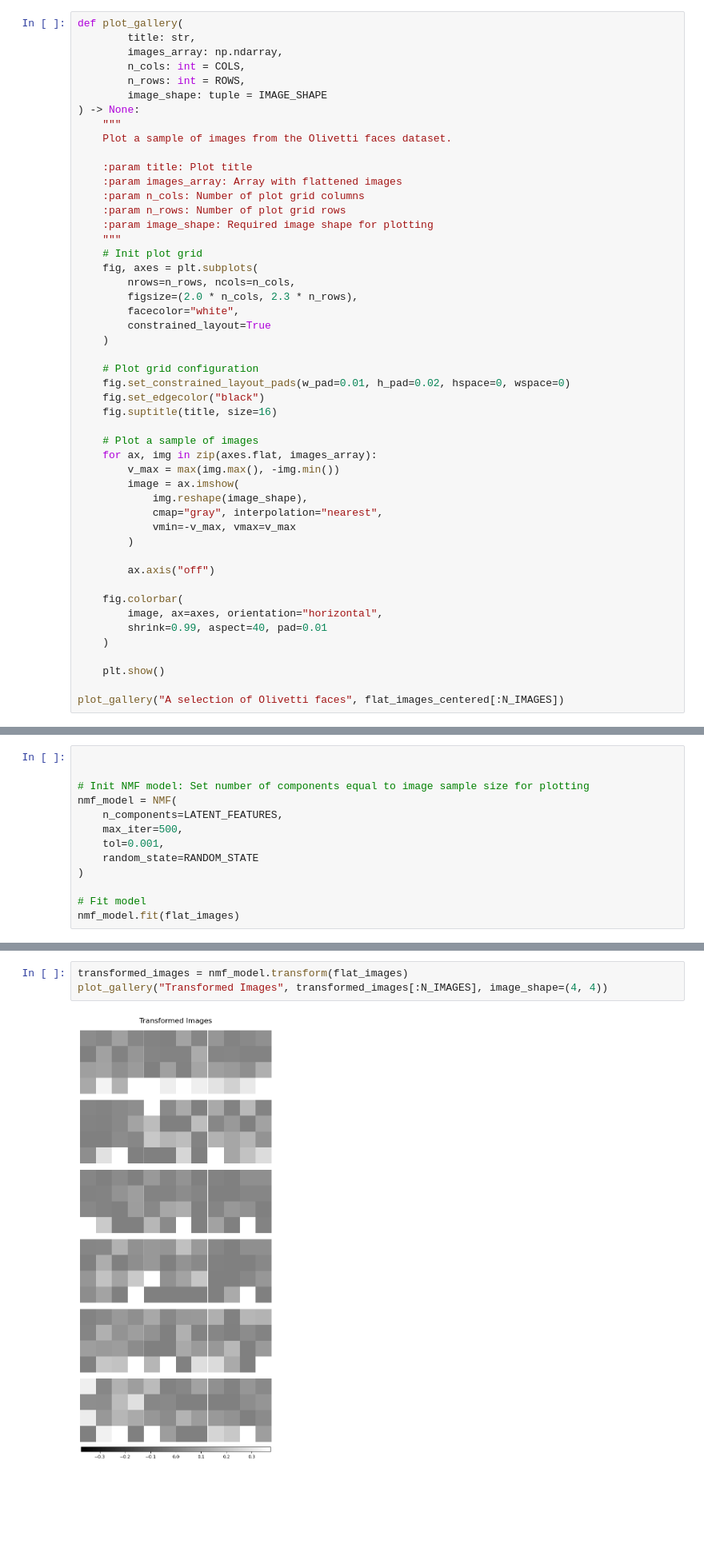
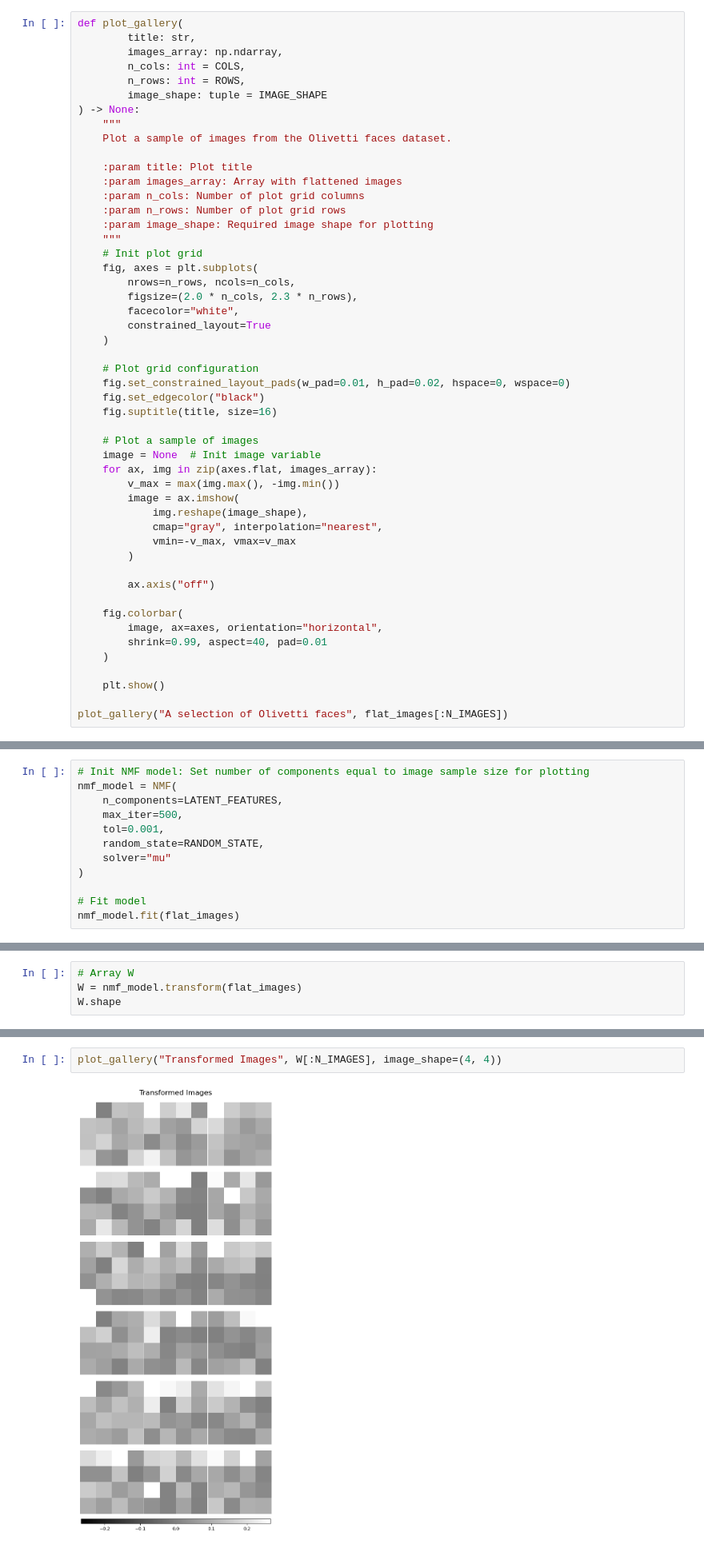
Before and after one commit to ale66/learn-datascience, a Jupyter notebook: week-7/nmf-lab/nmf-lab.ipynb, the cells around one changed output, grey strips where cells are left out. Shown at 80% size. Drawn from its saved outputs; the diff is of its cells as text; blank space fills up the shorter version.

```diff
--- a/week-7/nmf-lab/nmf-lab.ipynb
+++ b/week-7/nmf-lab/nmf-lab.ipynb
@@ -79,6 +73,7 @@ def plot_gallery(
     fig.suptitle(title, size=16)
 
     # Plot a sample of images
+    image = None  # Init image variable
     for ax, img in zip(axes.flat, images_array):
         v_max = max(img.max(), -img.min())
         image = ax.imshow(
@@ -96,5 +91,5 @@ def plot_gallery(
 
     plt.show()
 
-plot_gallery("A selection of Olivetti faces", flat_images_centered[:N_IMAGES])
+plot_gallery("A selection of Olivetti faces", flat_images[:N_IMAGES])
 # %% [output]
@@ -106,14 +101,13 @@ This is a hyperparamenter and can be changed to see how it affects the results.
 # %%
 LATENT_FEATURES = 16
 # %%
-
-
 # Init NMF model: Set number of components equal to image sample size for plotting
 nmf_model = NMF(
     n_components=LATENT_FEATURES,
     max_iter=500,
     tol=0.001,
-    random_state=RANDOM_STATE
+    random_state=RANDOM_STATE,
+    solver="mu"
 )
 
 # Fit model
@@ -134,0 +136,4 @@ plot_gallery(
+# %%
+# Array W
+W = nmf_model.transform(flat_images)
+W.shape
@@ -135,8 +144,7 @@ plot_gallery(
 # %%
-transformed_images = nmf_model.transform(flat_images)
-plot_gallery("Transformed Images", transformed_images[:N_IMAGES], image_shape=(4, 4))
+plot_gallery("Transformed Images", W[:N_IMAGES], image_shape=(4, 4))
 # %% [output]
-[figure, old version]
+[figure, new version]
 # %% [markdown]
 ### Plot the re-constructed images
 # %%
```
Also changed, not shown: parts of 11 cells of this notebook.
